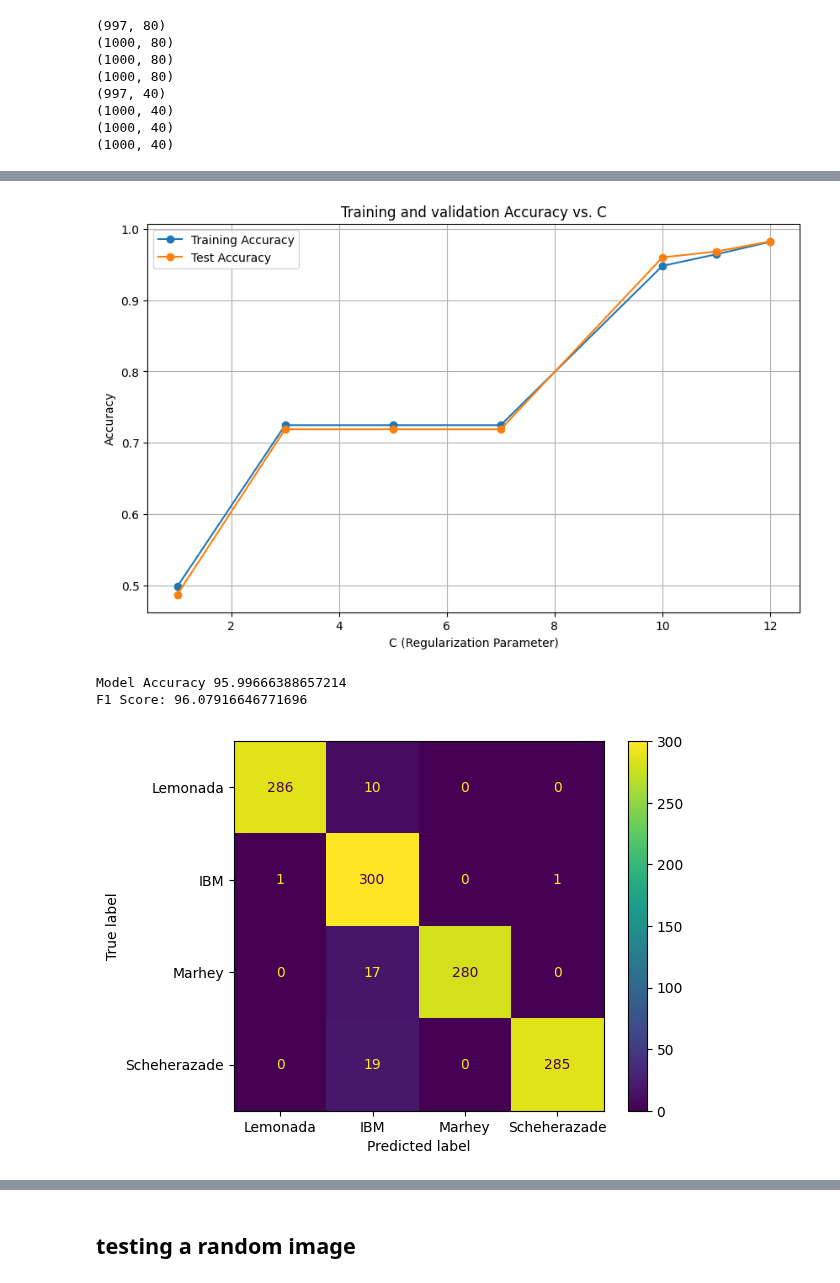
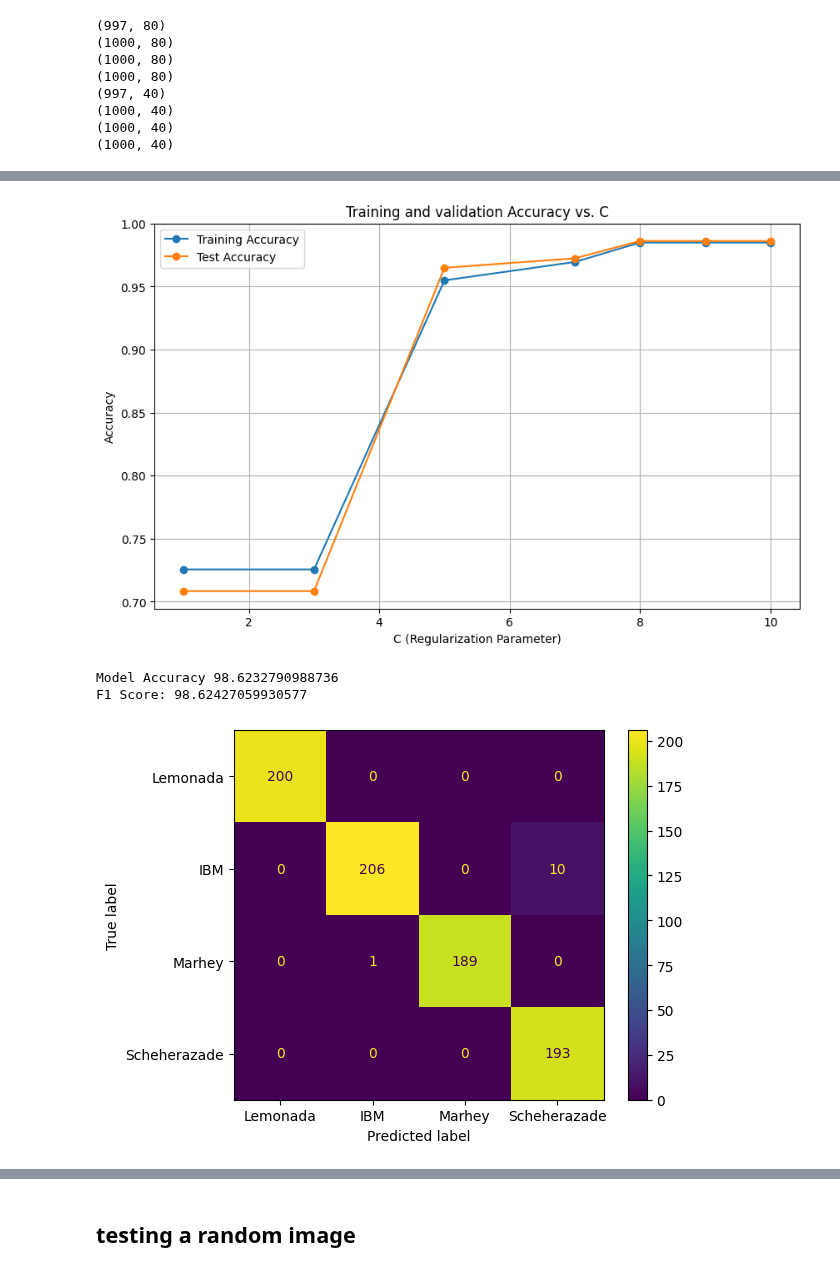
Before and after one commit to yousefosama654/Arabic-Font-Recognition, a Jupyter notebook: training-classification.ipynb, the cells around one changed output, grey strips where cells are left out. Drawn from its saved outputs; the diff is of its cells as text; code cells hidden in the pictures.

Commit message:
🐛 Fix bug in test size

```diff
--- a/training-classification.ipynb
+++ b/training-classification.ipynb
@@ -463,7 +463,7 @@ labels = np.concatenate(
     (np.zeros(Lemonada.shape[0]), np.ones(IBM.shape[0]), np.ones(Marhey.shape[0]) * 2, np.ones(Scheherazade.shape[0]) * 3)
 )
 X_train, X_test, y_train, y_test = train_test_split(
-    Data, labels, test_size=0.6, random_state=42
+    Data, labels, test_size=0.4, random_state=42
 )
 
 x_validation, x_test, y_validation, y_test = train_test_split( X_test, y_test, test_size=0.5, random_state=42)
@@ -516,36 +516,36 @@ Returning the number of logical cores instead. You can silence this warning by s
 # %%
 # Varying values of C
-C_values = [1,3,5,7,10,11,12]
+C_values = [1,3,5,7,8,9,10]
 
 # Lists to store training and test accuracies
 train_accuracies = []
 validation_accuracies = []
 
 # Train SVM models with different values of C
 for C in C_values:
     model = svm.SVC(kernel="rbf", C=C)
     model.fit(X_train, y_train)
 
     # Compute training accuracy
     train_accuracy = model.score(X_train, y_train)
     train_accuracies.append(train_accuracy)
 
     # Compute test accuracy
     validation_accuracy = model.score(x_validation, y_validation)
     validation_accuracies.append(validation_accuracy)
 
 # Plotting
 plt.figure(figsize=(10, 6))
 plt.plot(C_values, train_accuracies, marker="o", label="Training Accuracy")
 plt.plot(C_values, validation_accuracies, marker="o", label="Test Accuracy")
 plt.xlabel("C (Regularization Parameter)")
 plt.ylabel("Accuracy")
 plt.title("Training and validation Accuracy vs. C")
 plt.legend()
 plt.grid(True)
 plt.show()
 # %% [output]
-[figure, old version]
+[figure, new version]
 # %%
 #  make a prediction with probability true to debug
 svm_classifier = svm.SVC(decision_function_shape="ovr", kernel="rbf", C=10, probability=True)
@@ -571,9 +571,9 @@ cm_display = metrics.ConfusionMatrixDisplay(
 cm_display.plot()
 plt.show()
 # %% [output]
-Model Accuracy 95.99666388657214
-F1 Score: 96.07916646771696
+Model Accuracy 98.6232790988736
+F1 Score: 98.62427059930577
-[figure, old version]
+[figure, new version]
 # %%
 y_pred = svm_classifier.predict(x_test)
 
```
Also changed, not shown: parts of 3 cells of this notebook, 3 other files.
